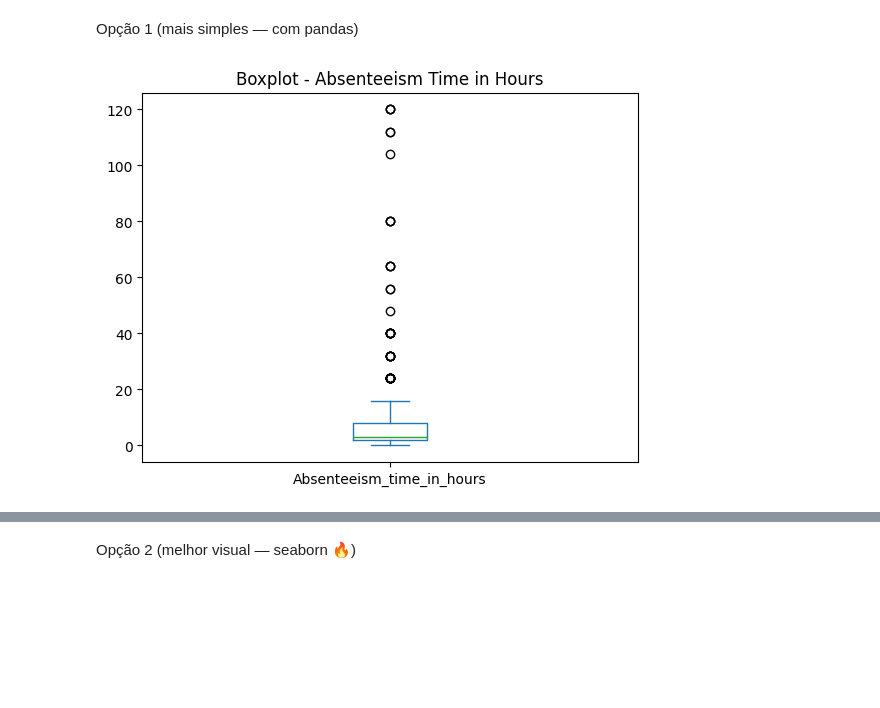
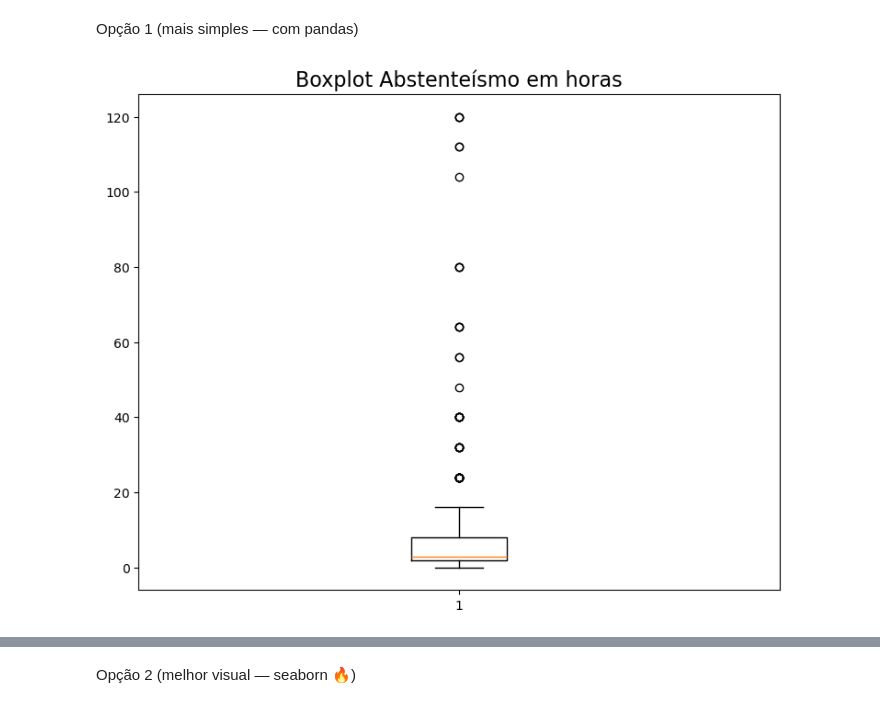
Before and after one commit to andreldfraga/analise-exploratoria-absenteismo, a Jupyter notebook: absenteismo_analise_variaveis_numericas.ipynb, the cells around one changed output, grey strips where cells are left out. Saved outputs shown, nothing was run; the diff lists cells and outputs as text; code cells hidden in the pictures; blank space fills up the shorter version.

```diff
--- a/absenteismo_analise_variaveis_numericas.ipynb
+++ b/absenteismo_analise_variaveis_numericas.ipynb
@@ -46,14 +47,15 @@ memory usage: 121.5+ KB
 | max | 36.000000 | 28.000000 | 12.000000 | 6.000000 | 4.000000 | 388.000000 | ... |
 # %% [markdown]
 Opção 1 (mais simples — com pandas)
-# %%
-import pandas as pd
-import matplotlib.pyplot as plt
-
-# Exemplo: boxplot de uma variável
-df['Absenteeism_time_in_hours'].plot(kind='box')
-
-plt.title('Boxplot - Absenteeism Time in Hours')
-plt.show()
-# %% [output]
-[figure, removed]
+# %%
+# Box plot abstenteismo em horas
+
+fig, ax = plt.subplots(figsize = (9,7))
+
+ax.set_title("Boxplot Abstenteísmo em horas", fontsize = 16)
+
+ax.boxplot(df['Absenteeism_time_in_hours'])
+
+plt.show()
+# %% [output]
+[figure, added]
```
Also changed, not shown: parts of 16 cells of this notebook, 2 other files.
